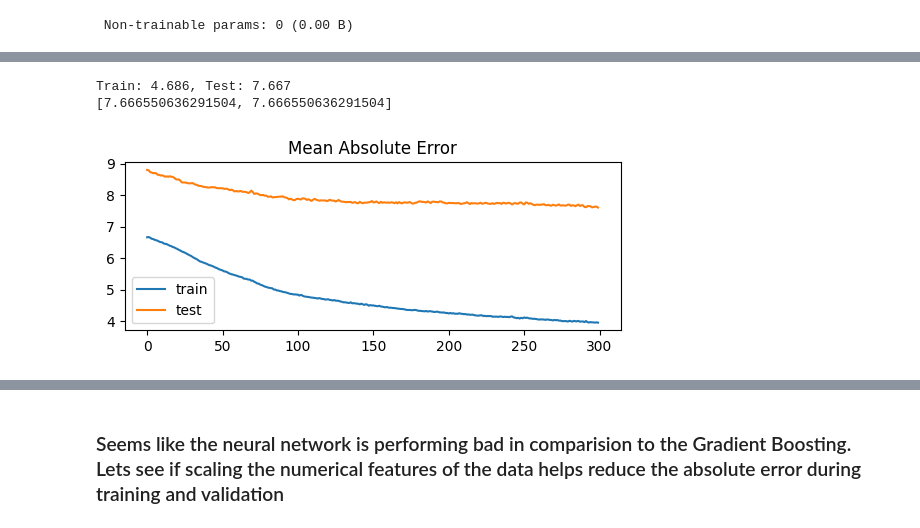
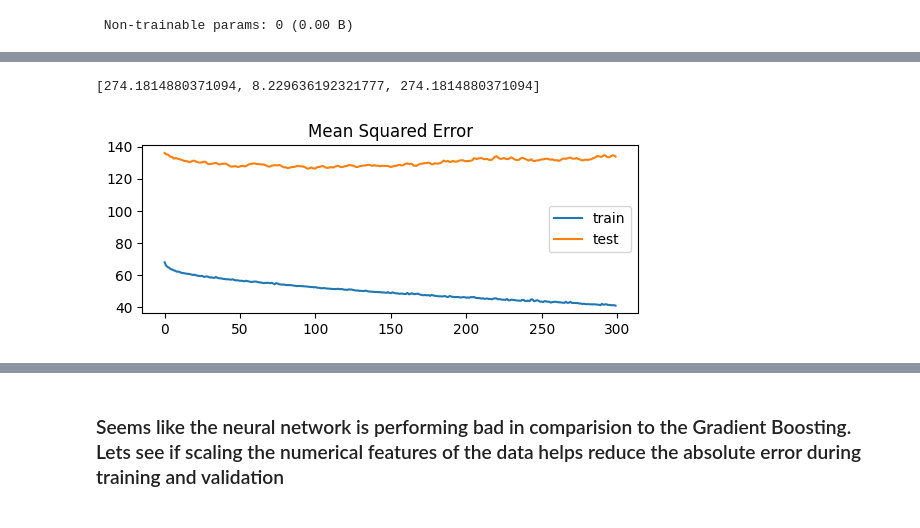
Before and after one commit to AkashHiregange/personal_projects, a Jupyter notebook: FT_reaction_ML_project/catalyst_performance_optimizer/catalyst_performance_prediction.ipynb, the cells around one changed output, grey strips where cells are left out. Cells and saved outputs as stored; diff of their text form; code cells hidden in the pictures.

Commit message:
MSE loss does not lead to a better model. Will have to start dropping a few columns to see the effect

```diff
--- a/FT_reaction_ML_project/catalyst_performance_optimizer/catalyst_performance_prediction.ipynb
+++ b/FT_reaction_ML_project/catalyst_performance_optimizer/catalyst_performance_prediction.ipynb
@@ -1037,21 +1037,20 @@ Epoch 300/300
 # %%
-_, train_mse = model.evaluate(X_train_scaled, y_train, verbose=0)
-_, test_mse = model.evaluate(X_test_scaled, y_test, verbose=0)
-print('Train: %.3f, Test: %.3f' % (train_mse, test_mse))
+# _, train_mse = model.evaluate(X_train_scaled, y_train, verbose=0)
+# _, test_mse = model.evaluate(X_test_scaled, y_test, verbose=0)
+# print('Train: %.3f, Test: %.3f' % (train_mse, test_mse))
 print(model.evaluate(X_test_scaled, y_test, verbose=0))
 # %% [output]
-Train: 4.686, Test: 7.667
-[7.666550636291504, 7.666550636291504]
+[274.1814880371094, 8.229636192321777, 274.1814880371094]
 # %%
 import matplotlib.pyplot as plt
 # plot mse during training
 fig = plt.figure()
 plt.subplot(212)
-plt.title('Mean Absolute Error')
-plt.plot(history.history['mae'], label='train')
-plt.plot(history.history['val_mae'], label='test')
+plt.title('Mean Squared Error')
+plt.plot(history.history['mse'], label='train')
+plt.plot(history.history['val_mse'], label='test')
 plt.legend()
 plt.show()
 fig.clear()
 # %% [output]
-[figure, old version]
+[figure, new version]
```
Also changed, not shown: parts of 5 cells of this notebook.
